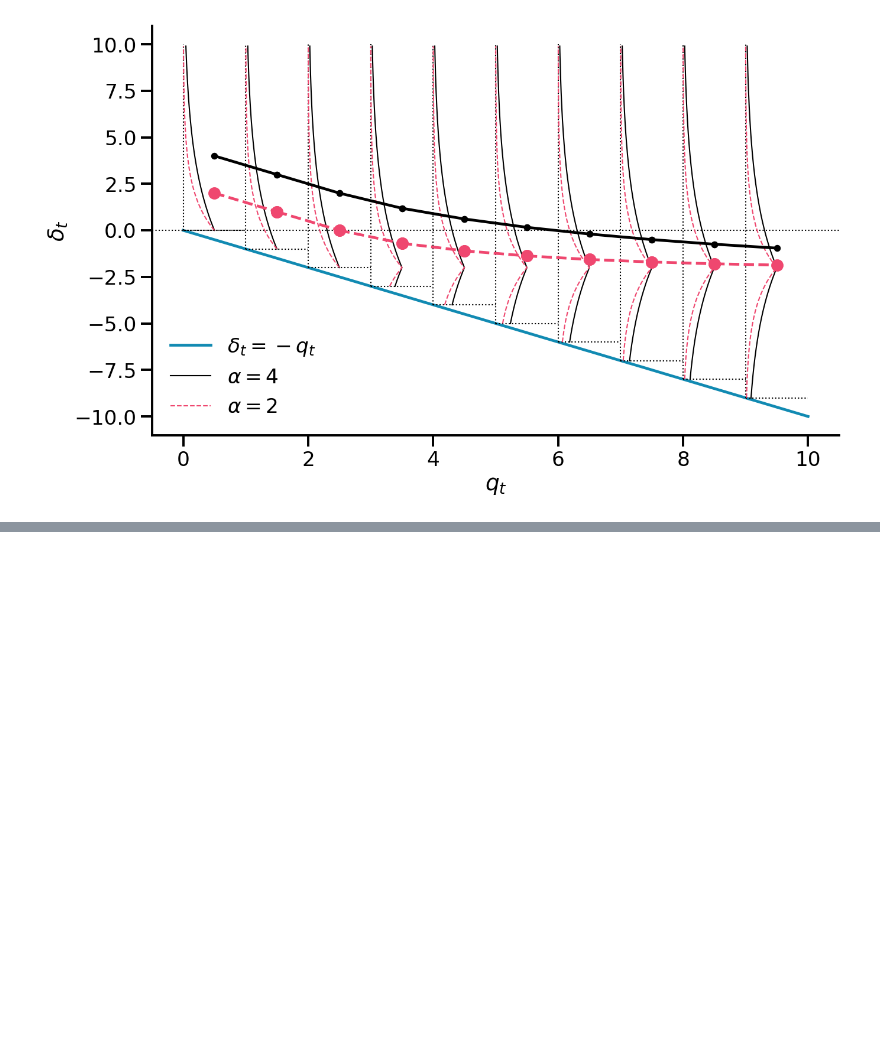
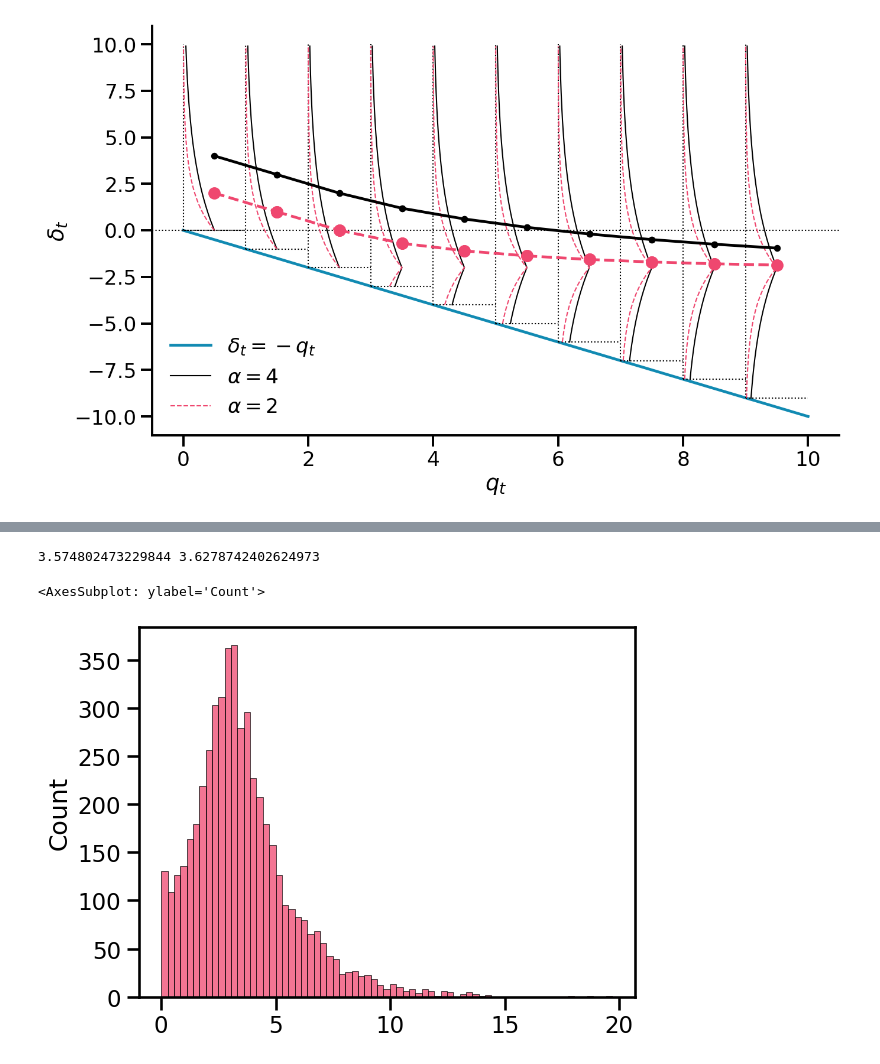
Before and after one commit to samzhang111/faculty-trajectories, a Jupyter notebook: fit/note/Simulations of simplified model vs. canonical trajectory.ipynb, the cells around one changed output, grey strips where cells are left out. Drawn from its saved outputs; the diff is of its cells as text; code cells hidden in the pictures; blank space fills up the shorter version.

Commit message:
including data and ready to make public

```diff
--- a/fit/note/Simulations of simplified model vs. canonical trajectory.ipynb
+++ b/fit/note/Simulations of simplified model vs. canonical trajectory.ipynb
@@ -293,0 +509,9 @@ sns.despine()
+# %%
+data = sample_trunc_laplace_resample_list(np.repeat(3, 5000), 2, 0)
+print(np.mean(data), trunc_laplace_expectation(2, 3))
+
+sns.histplot(data)
+# %% [output]
+3.574802473229844 3.6278742402624973
+<AxesSubplot: ylabel='Count'>
+[figure, added]
```
Also changed, not shown: parts of 23 cells of this notebook, 4 other files.
